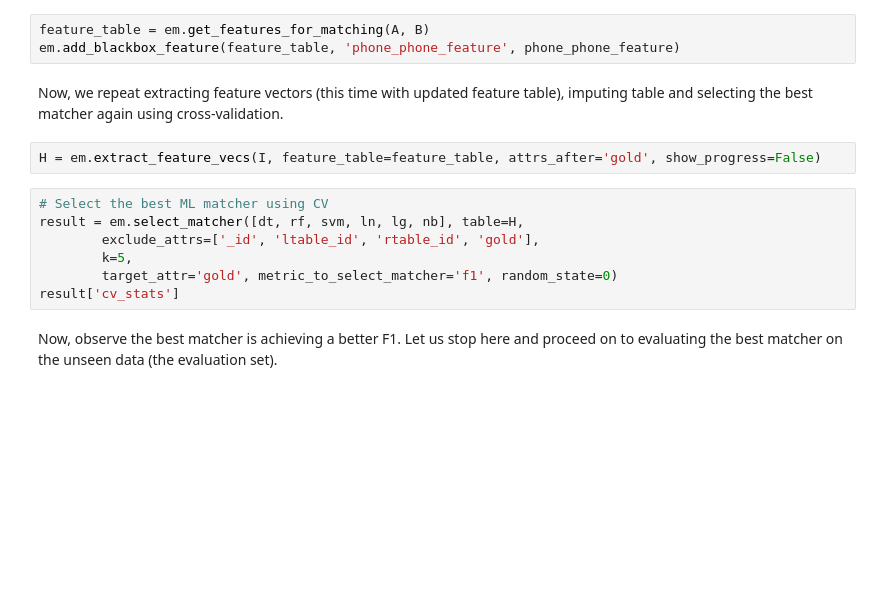
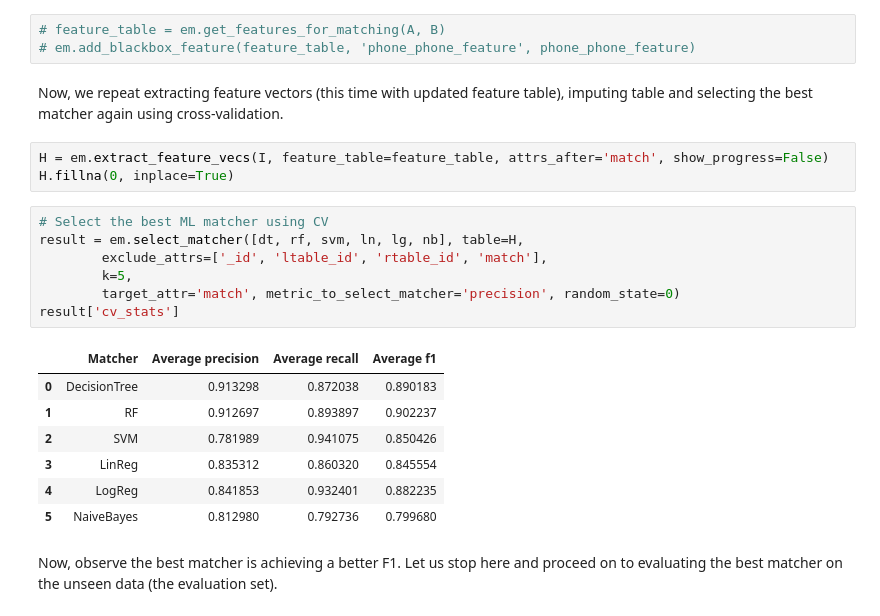
Before and after one commit to dliangsta/CS839-project, a Jupyter notebook: stage-3/notebook.ipynb, the cells around one changed output. Saved outputs shown, nothing was run; the diff lists cells and outputs as text; blank space fills up the shorter version.

```diff
--- a/stage-3/notebook.ipynb
+++ b/stage-3/notebook.ipynb
@@ -375,17 +419,26 @@ def phone_phone_feature(ltuple, rtuple):
 # %%
-feature_table = em.get_features_for_matching(A, B)
-em.add_blackbox_feature(feature_table, 'phone_phone_feature', phone_phone_feature)
+# feature_table = em.get_features_for_matching(A, B)
+# em.add_blackbox_feature(feature_table, 'phone_phone_feature', phone_phone_feature)
 # %% [markdown]
 Now, we repeat extracting feature vectors (this time with updated feature table), imputing table and selecting the best matcher again using cross-validation.
 # %%
-H = em.extract_feature_vecs(I, feature_table=feature_table, attrs_after='gold', show_progress=False)
+H = em.extract_feature_vecs(I, feature_table=feature_table, attrs_after='match', show_progress=False)
+H.fillna(0, inplace=True)
 # %%
 # Select the best ML matcher using CV
 result = em.select_matcher([dt, rf, svm, ln, lg, nb], table=H,
-        exclude_attrs=['_id', 'ltable_id', 'rtable_id', 'gold'],
+        exclude_attrs=['_id', 'ltable_id', 'rtable_id', 'match'],
         k=5,
-        target_attr='gold', metric_to_select_matcher='f1', random_state=0)
+        target_attr='match', metric_to_select_matcher='precision', random_state=0)
 result['cv_stats']
+# %% [output]
+|  | Matcher | Average precision | Average recall | Average f1 |
+| 0 | DecisionTree | 0.913298 | 0.872038 | 0.890183 |
+| 1 | RF | 0.912697 | 0.893897 | 0.902237 |
+| 2 | SVM | 0.781989 | 0.941075 | 0.850426 |
+| 3 | LinReg | 0.835312 | 0.860320 | 0.845554 |
+| 4 | LogReg | 0.841853 | 0.932401 | 0.882235 |
+| 5 | NaiveBayes | 0.812980 | 0.792736 | 0.799680 |
 # %% [markdown]
 Now, observe the best matcher is achieving a better F1. Let us stop here and  proceed on to evaluating the best matcher on the unseen data (the evaluation set).
 # %% [markdown]
```
Also changed, not shown: parts of 25 cells of this notebook, 4 other files.
